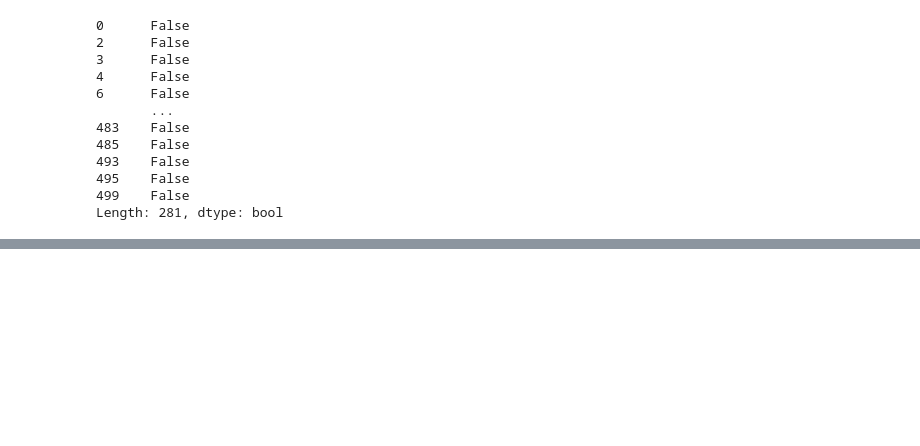
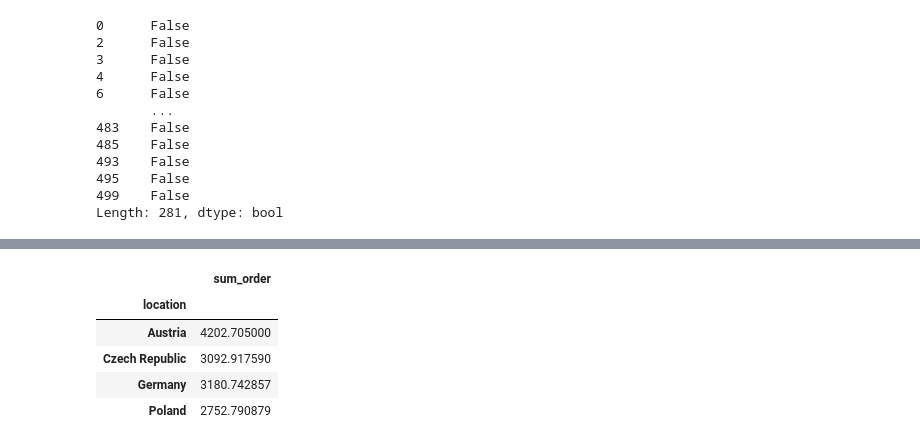
Before and after one commit to quNadi/customer_analiza, a Jupyter notebook: SQL_client_analysis.ipynb, the cells around one changed output, grey strips where cells are left out. Cells and saved outputs as stored; diff of their text form; code cells hidden in the pictures; blank space fills up the shorter version.

```diff
--- a/SQL_client_analysis.ipynb
+++ b/SQL_client_analysis.ipynb
@@ -129,0 +147,12 @@ Length: 281, dtype: bool
+# %%
+#AGGREGATE SORTING
+# example Sum of Order - Location Origin State
+
+pd.pivot_table(order_data,values=['sum_order'], index=['location'])
+# %% [output]
+|  | sum_order |
+| location |  |
+| Austria | 4202.705000 |
+| Czech Republic | 3092.917590 |
+| Germany | 3180.742857 |
+| Poland | 2752.790879 |
```
Also changed, not shown: parts of 3 cells of this notebook, 2 other files.
